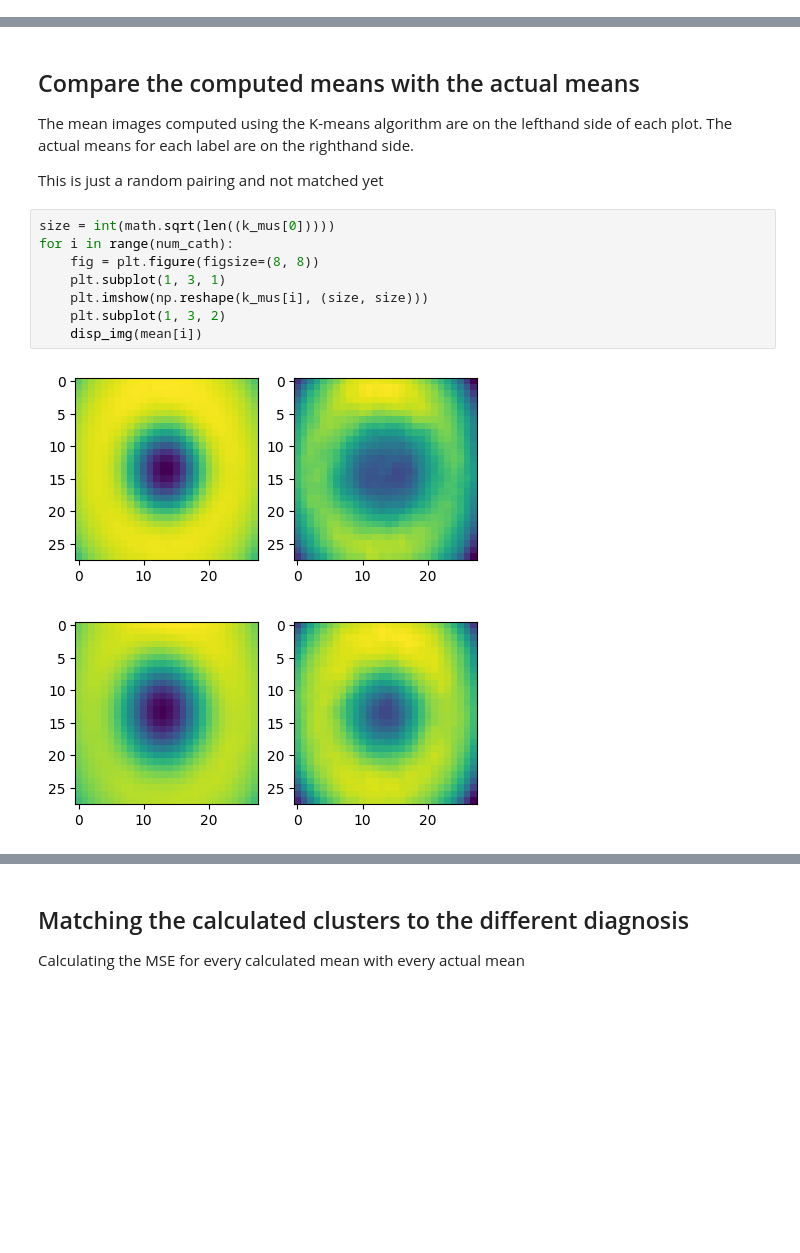
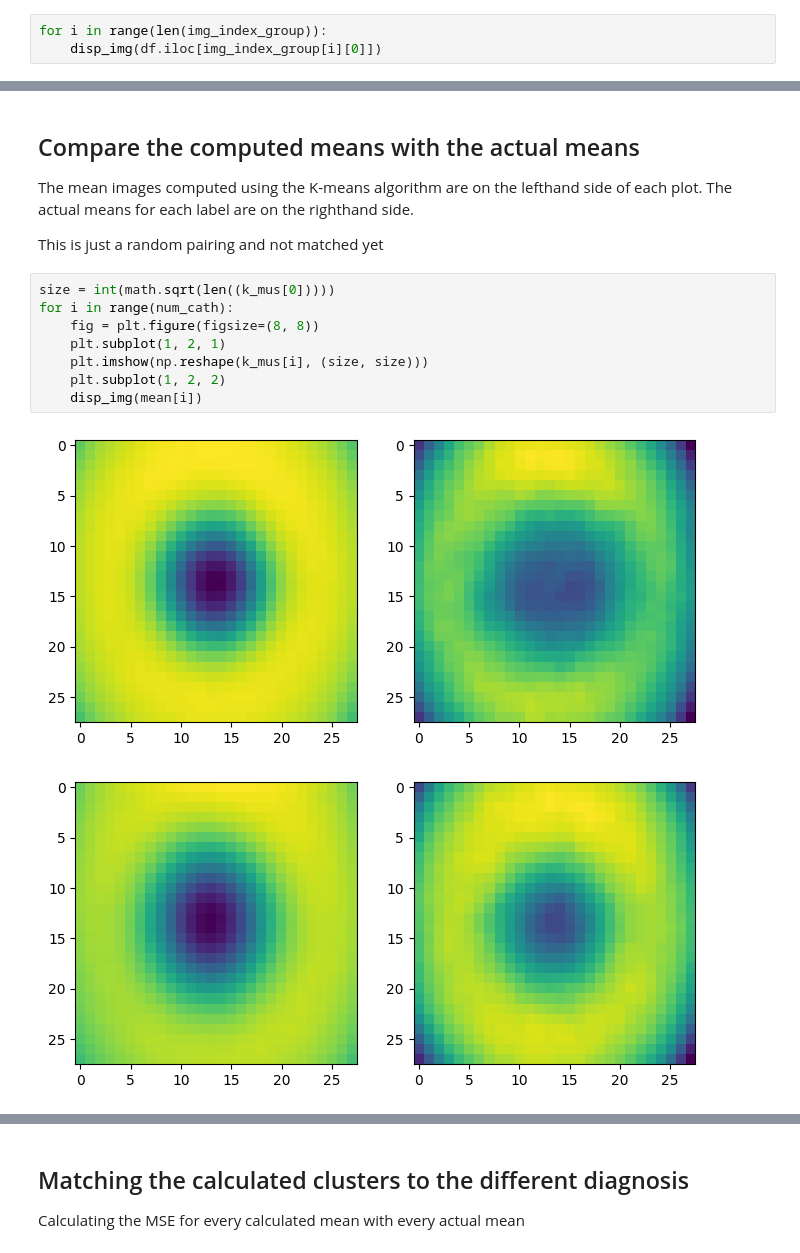
Before and after one commit to lusxvr/cogs118b_finalProject, a Jupyter notebook: kmeans.ipynb, the cells around one changed output, grey strips where cells are left out. Drawn from its saved outputs; the diff is of its cells as text; blank space fills up the shorter version.

```diff
--- a/kmeans.ipynb
+++ b/kmeans.ipynb
@@ -122,0 +125,3 @@ for i in range(num_cath):
+# %%
+for i in range(len(img_index_group)):
+    disp_img(df.iloc[img_index_group[i][0]])
@@ -224,11 +237,11 @@ This is just a random pairing and not matched yet
 # %%
 size = int(math.sqrt(len((k_mus[0]))))
 for i in range(num_cath):
     fig = plt.figure(figsize=(8, 8))
-    plt.subplot(1, 3, 1)
+    plt.subplot(1, 2, 1)
     plt.imshow(np.reshape(k_mus[i], (size, size)))
-    plt.subplot(1, 3, 2)
+    plt.subplot(1, 2, 2)
     disp_img(mean[i])
 # %% [output]
-[figure, old version]
+[figure, new version]
-[figure, old version]
+[figure, new version]
```
Also changed, not shown: parts of 5 cells of this notebook, 7 other files.
